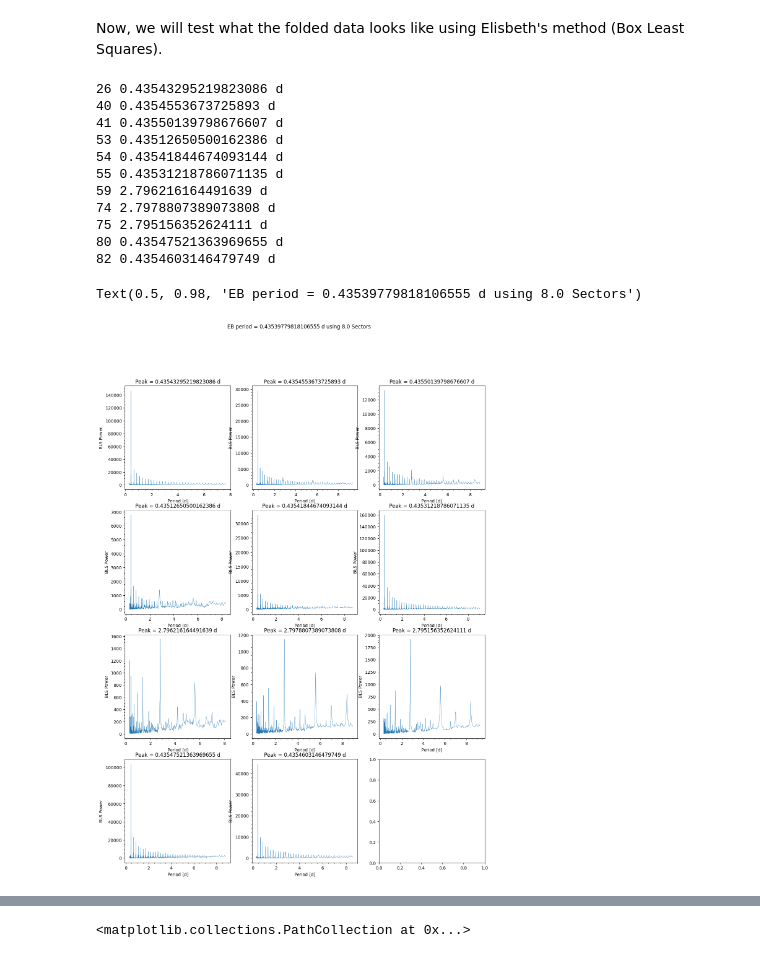
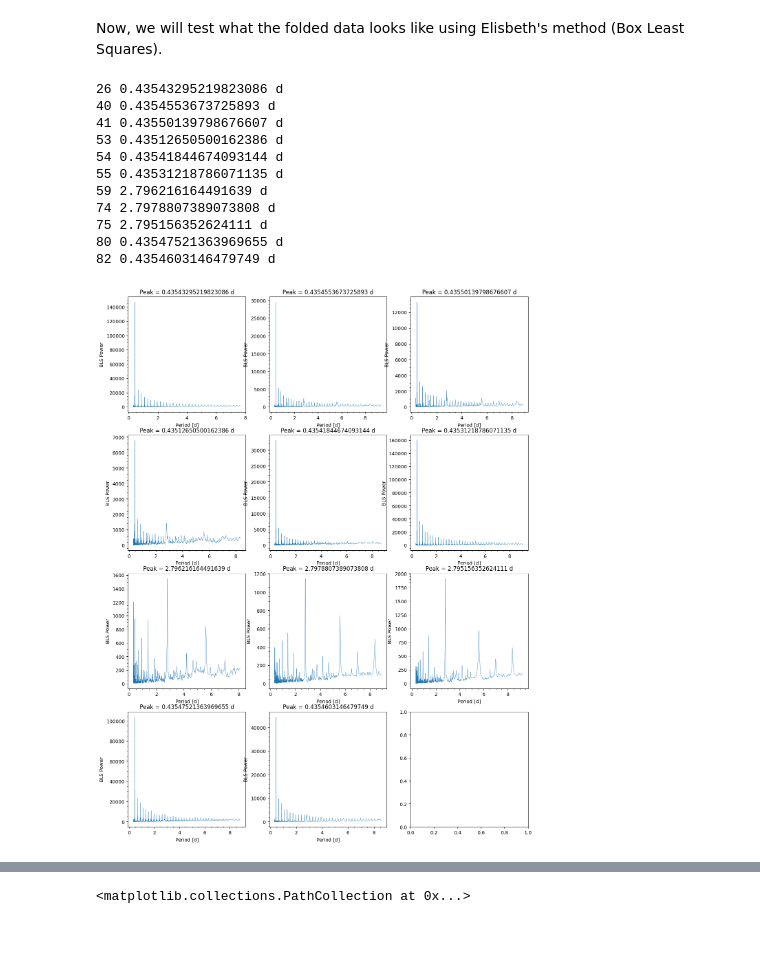
Before and after one commit to BoiseStatePlanetary/HAT-P-37-Transit-Timing-Analysis, a Jupyter notebook: code/Conditioning HAT-P-37 Data.ipynb, the cells around one changed output, grey strips where cells are left out. Saved outputs shown, nothing was run; the diff lists cells and outputs as text; code cells hidden in the pictures.

Commit message:
continued working through fitting procedure

```diff
--- a/code/Conditioning HAT-P-37 Data.ipynb
+++ b/code/Conditioning HAT-P-37 Data.ipynb
@@ -226,7 +231,8 @@ ax_indices = [(0, 0), (0, 1), (0, 2),
               (2, 0), (2, 1), (2, 2),
               (3, 0), (3, 1), (3, 2)]
 # note: this is a 1D list, but coded in this shape to help identify plot locations
-average_period = 0
+average_period = []
+sum_period = 0
 BLS_list = []
 for i, lc in enumerate([*tess_lc_collection]):
     pg = lc.to_periodogram(method="bls")
@@ -238,39 +244,39 @@ for i, lc in enumerate([*tess_lc_collection]):
     if pg.period_at_max_power >= Quantity(1, "day"):  # do not include data that captures planet's period
         pass
     else:
-        average_period += pg.period_at_max_power
+        average_period.append(pg.period_at_max_power)
+        sum_period += pg.period_at_max_power
         BLS_list.append(lc)
 # after calculating the peakfor each sector, divde by number of sectors to get the average period
-average_period /= len(BLS_list)
+# average_period /= len(BLS_list)
 
 # periods for each sector
 # 26 0.43543295219823086 d
 # 40 0.4354553673725893 d
 # 41 0.43550139798676607 d
 # 53 0.43512650500162386 d
 # 54 0.43541844674093144 d
 # 55 0.43531218786071135 d
 # 59 2.796216164491639 d
 # 74 2.7978807389073808 d
 # 75 2.795156352624111 d
 # 80 0.43547521363969655 d
 # 82 0.4354603146479749 d
 
 # the box least squares plot pick sup on the full EB period, so we do not need to multiply it by 2
-BLS_EB_period = average_period
-fig.suptitle(f"EB period = {BLS_EB_period} using {num_sectors_used} Sectors")
+BLS_EB_period = average_period # this is a list and needs to be iterated through. Changed so that I could fit each light curve individually
+# fig.suptitle(f"EB period = {BLS_EB_period} using {num_sectors_used} Sectors")
 # %% [output]
 26 0.43543295219823086 d
 40 0.4354553673725893 d
 41 0.43550139798676607 d
 53 0.43512650500162386 d
 54 0.43541844674093144 d
 55 0.43531218786071135 d
 59 2.796216164491639 d
 74 2.7978807389073808 d
 75 2.795156352624111 d
 80 0.43547521363969655 d
 82 0.4354603146479749 d
-Text(0.5, 0.98, 'EB period = 0.43539779818106555 d using 8.0 Sectors')
-[figure, old version]
+[figure, new version]
 # %%
```
Also changed, not shown: parts of 8 cells of this notebook.
